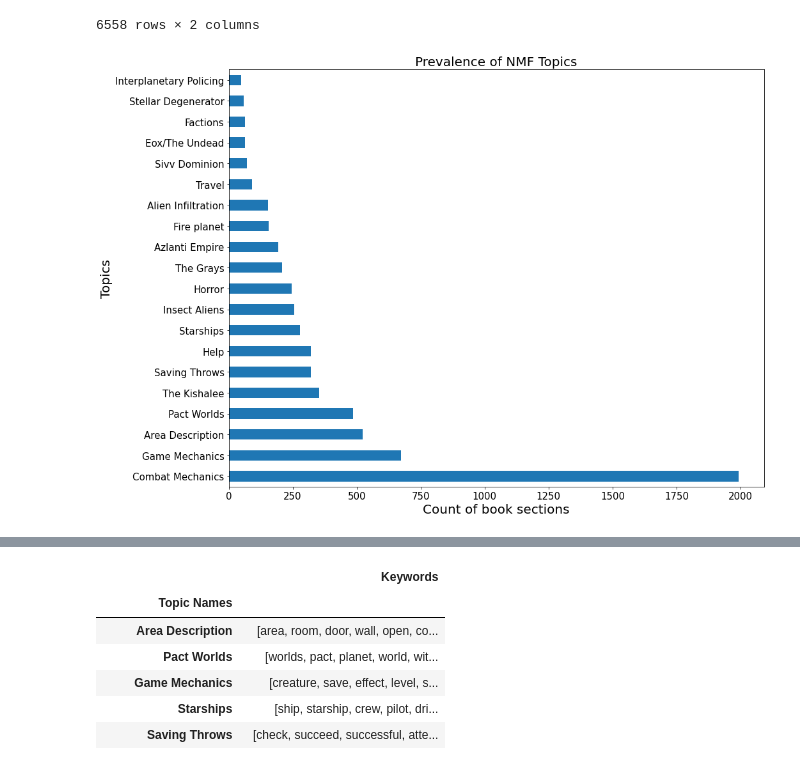
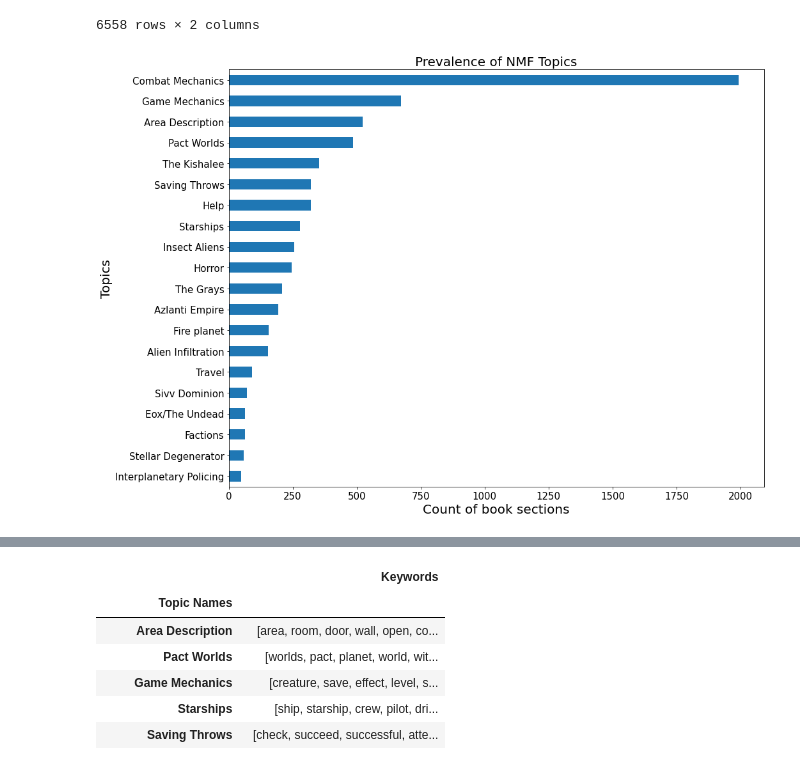
Before and after one commit to Jilliane1993/Starfinder_NLP, a Jupyter notebook: Starfinder_section_topic_modeling.ipynb, the cells around one changed output, grey strips where cells are left out. Saved outputs shown, nothing was run; the diff lists cells and outputs as text; code cells hidden in the pictures.

```diff
--- a/Starfinder_section_topic_modeling.ipynb
+++ b/Starfinder_section_topic_modeling.ipynb
@@ -188,20 +188,20 @@ data_clean1
 # %%
 #Examining at how often topics occur, counts are number of sections
 import matplotlib.pyplot as plt
 %matplotlib inline
 
 doc_cluster=doc_topic.argmax(axis=1)
-pd.Series(doc_cluster).value_counts().plot.barh(figsize=(15,12),rot=0)
-y=[0,1,2,3,4,5,6,7,8,9,10,11,12,13,14,15,16,17,18,19]
+pd.Series(doc_cluster).value_counts(ascending=True).plot.barh(figsize=(15,12),rot=0)
+y=[19,18,17,16,15,14,13,12,11,10,9,8,7,6,5,4,3,2,1,0]
 labels=['Combat Mechanics','Game Mechanics','Area Description','Pact Worlds',
        'The Kishalee','Saving Throws','Help','Starships','Insect Aliens',
        'Horror','The Grays','Azlanti Empire','Fire planet','Alien Infiltration',
        'Travel','Sivv Dominion','Eox/The Undead','Factions','Stellar Degenerator',
        'Interplanetary Policing']
 plt.ylabel('Topics', fontsize=20)
 plt.xlabel('Count of book sections', fontsize=20)
 plt.yticks(y,labels, fontsize=15)
 plt.xticks(fontsize=15)
 plt.title('Prevalence of NMF Topics', fontsize=20);
 # %% [output]
-[figure, old version]
+[figure, new version]
```
Also changed, not shown: parts of 2 cells of this notebook, 2 other files.
